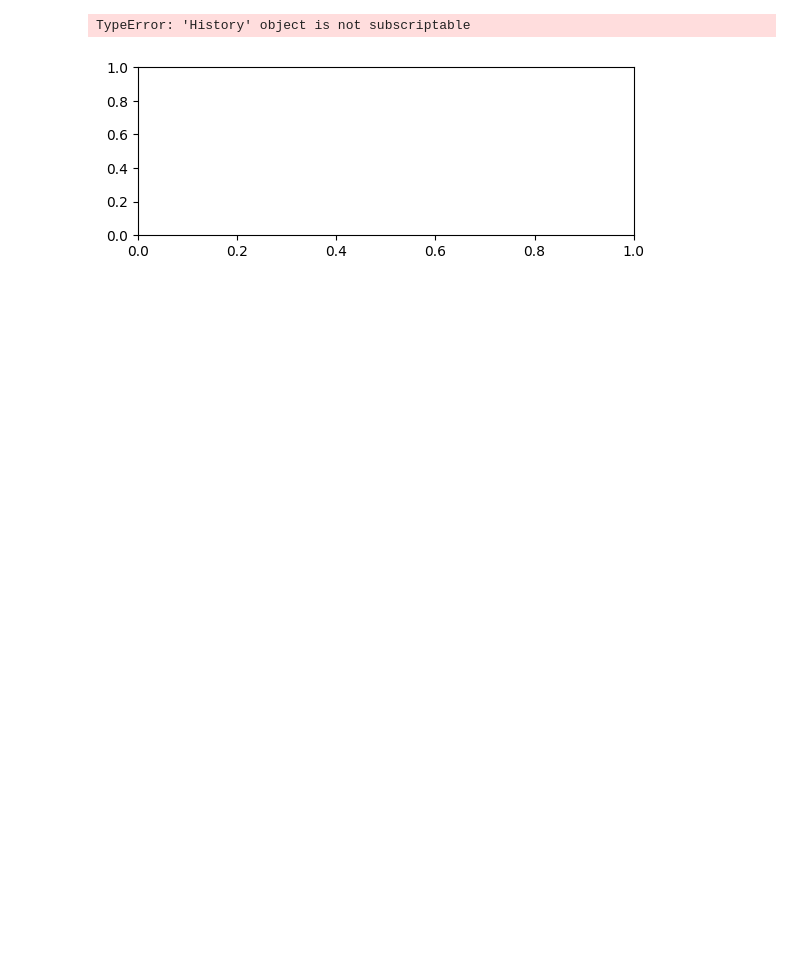
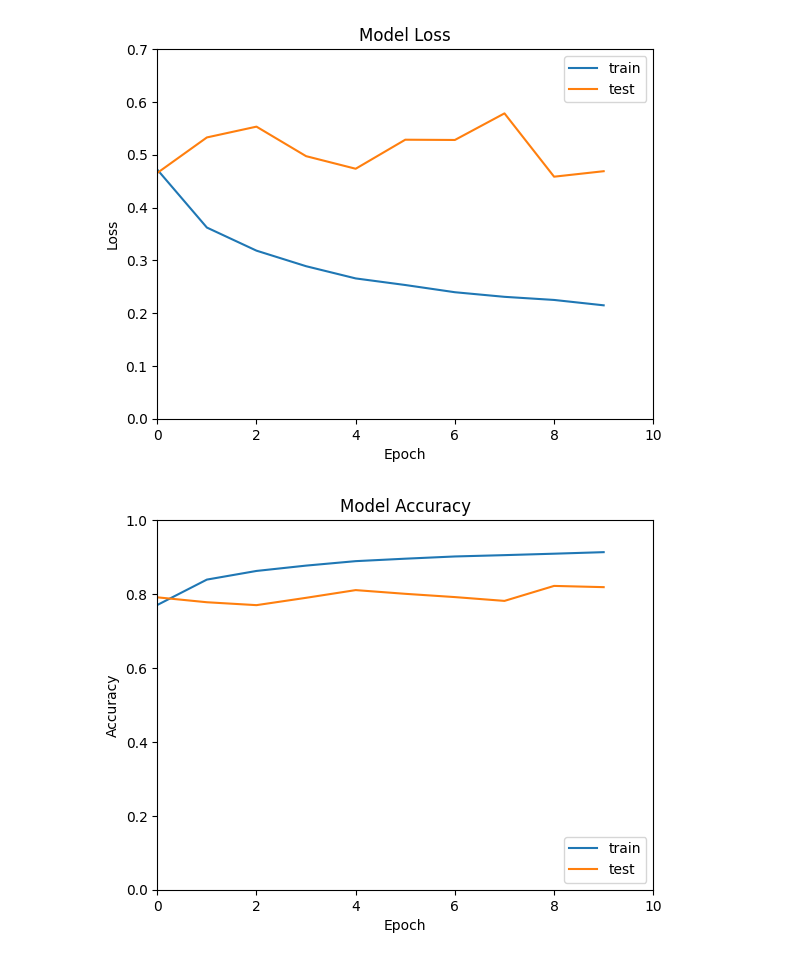
Before and after one commit to Ray-1026/AI_final_project, a Jupyter notebook: baseline.ipynb, the cells around one changed output. Drawn from its saved outputs; the diff is of its cells as text; code cells hidden in the pictures; blank space fills up the shorter version.

```diff
--- a/baseline.ipynb
+++ b/baseline.ipynb
@@ -107,7 +89,7 @@ def TestData():
 # %%
 def CNN():
     model = Sequential()
-    model.add(Conv2D(64, (3, 3), activation='relu', input_shape=(32, 32, 3)))
+    model.add(Conv2D(32, (3, 3), activation='relu', input_shape=(32, 32, 3)))
     model.add(MaxPooling2D((2, 2)))
 
     model.add(Conv2D(64, (3, 3), activation='relu'))
@@ -162,12 +156,12 @@ _________________________________________________________________
 train_ac, train_loss = [], []
 test_ac, test_loss = [], []
 
-for epoch in range(1, 11):
+for epoch in range(1, 21):
     history = model.fit(train_x, train_y, epochs=1, batch_size=200)
-    loss, ac = model.evaluate(test_x, test_y)
+    loss, ac = model.evaluate(test_x, test_y, batch_size=200)
 
-    train_loss.append(history.hostory['loss'])
-    train_ac.append(history.history['accuaracy'])
+    train_loss.append(history.history['loss'])
+    train_ac.append(history.history['accuracy'])
     test_loss.append(loss)
     test_ac.append(ac)
     # prediction = model.predict(test_x)
@@ -183,25 +193,22 @@ KeyboardInterrupt:
 # %%
 # Plot the loss and accuracy of training set.
-
-plt.subplot(1, 2, 2)
 plt.plot(train_loss)
 plt.plot(test_loss)
-plt.axis([0, 10, 0, 1])
+plt.axis([0, 10, 0, 0.7])
 plt.title('Model Loss')
 plt.ylabel('Loss')
 plt.xlabel('Epoch')
 plt.legend(['train', 'test'], loc='upper right')
+plt.show()
 
-plt.subplot(1, 2, 1)
 plt.plot(train_ac)
 plt.plot(test_ac)
-plt.axis([0, 10, 0, 100])
+plt.axis([0, 10, 0, 1])
 plt.title('Model Accuracy')
 plt.ylabel('Accuracy')
 plt.xlabel('Epoch')
-plt.legend(['train', 'test'], loc='upper right')
-
+plt.legend(['train', 'test'], loc='lower right')
 plt.show()
 # %% [output]
-TypeError: 'History' object is not subscriptable
-[figure, old version]
+[figure, new version]
+[figure, added]
```
Also changed, not shown: parts of 6 cells of this notebook, 1 other file.
